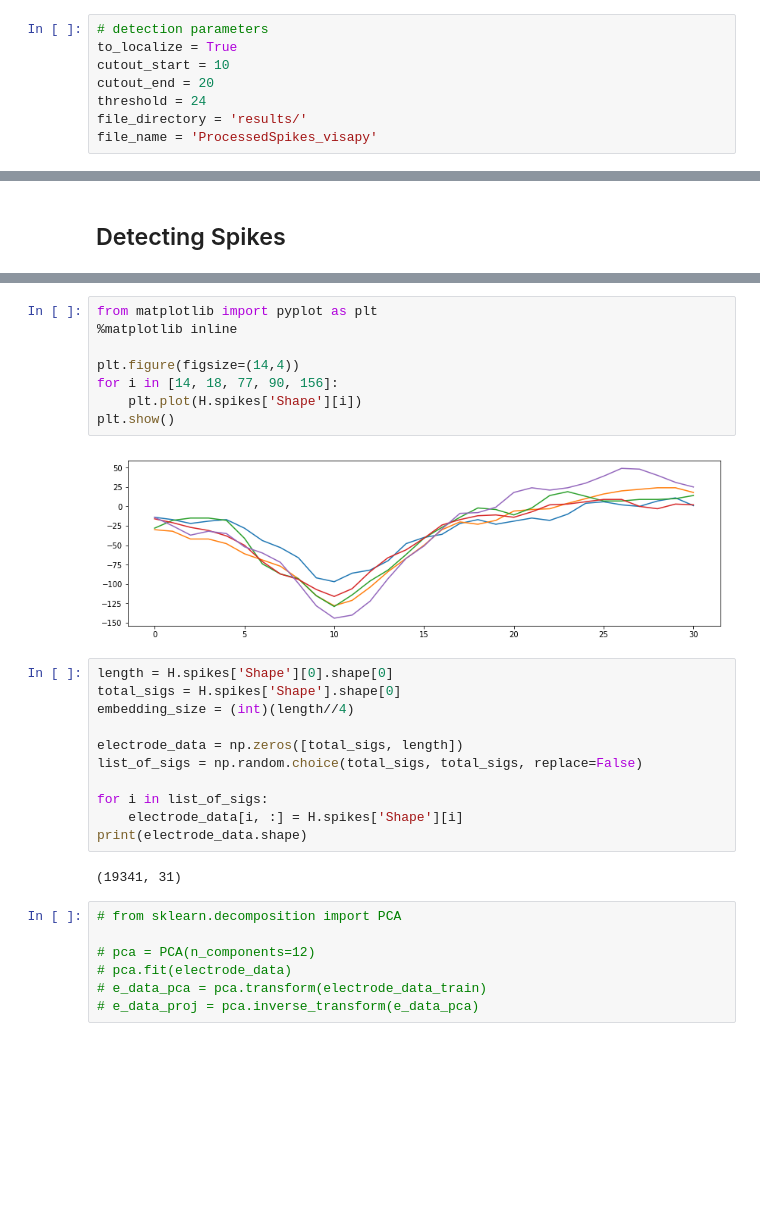
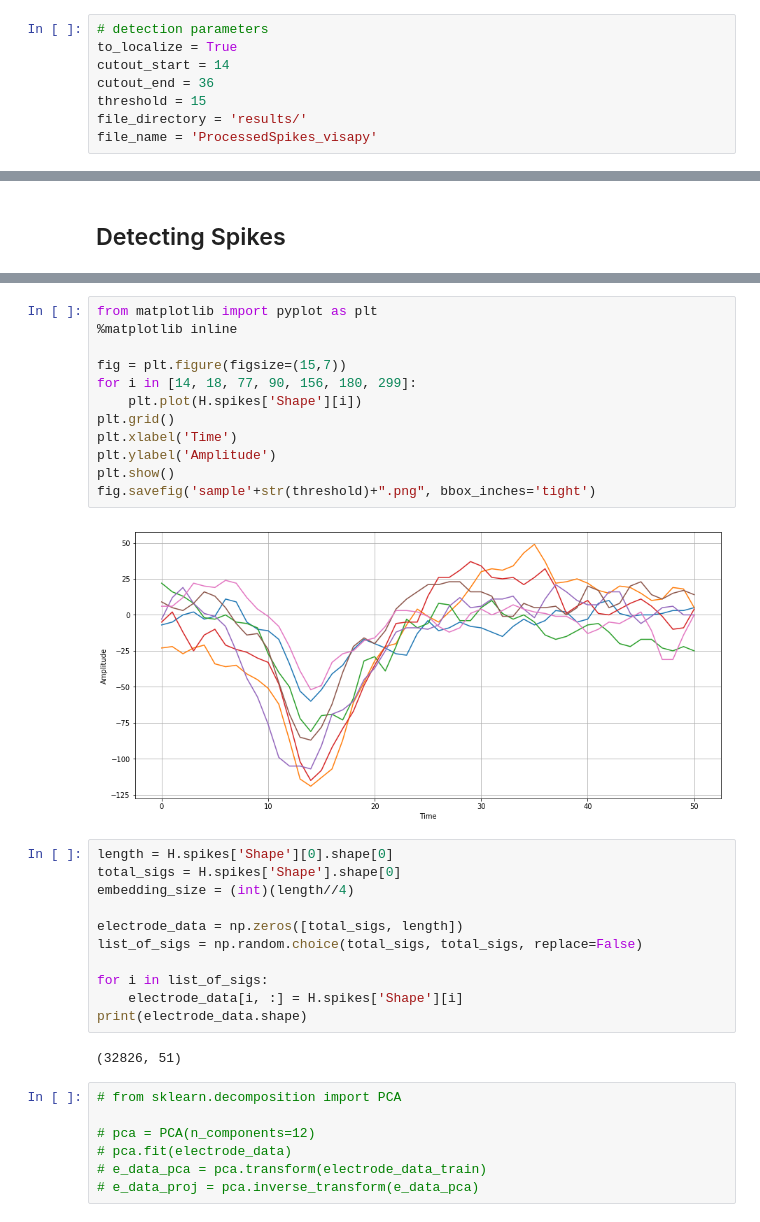
Before and after one commit to psambit9791/SpikeSort, a Jupyter notebook: VisaPy - Simple Autoencoders - New Arch Explored.ipynb, the cells around one changed output, grey strips where cells are left out. Drawn from its saved outputs; the diff is of its cells as text; blank space fills up the shorter version.

```diff
--- a/VisaPy - Simple Autoencoders - New Arch Explored.ipynb
+++ b/VisaPy - Simple Autoencoders - New Arch Explored.ipynb
@@ -19,9 +19,9 @@ data_path = 'visapy_data.npy'
 # %%
 # detection parameters
 to_localize = True
-cutout_start = 10
-cutout_end = 20
-threshold = 24
+cutout_start = 14
+cutout_end = 36
+threshold = 15
 file_directory = 'results/'
 file_name = 'ProcessedSpikes_visapy'
 # %%
@@ -92,13 +71,17 @@ Spike detected at frame:  1187
 # %%
 from matplotlib import pyplot as plt
 %matplotlib inline
 
-plt.figure(figsize=(14,4))
-for i in [14, 18, 77, 90, 156]:
+fig = plt.figure(figsize=(15,7))
+for i in [14, 18, 77, 90, 156, 180, 299]:
     plt.plot(H.spikes['Shape'][i])
+plt.grid()
+plt.xlabel('Time')
+plt.ylabel('Amplitude')
 plt.show()
+fig.savefig('sample'+str(threshold)+".png", bbox_inches='tight')
 # %% [output]
-[figure, old version]
+[figure, new version]
 # %%
 length = H.spikes['Shape'][0].shape[0]
 total_sigs = H.spikes['Shape'].shape[0]
@@ -111,7 +94,7 @@ for i in list_of_sigs:
     electrode_data[i, :] = H.spikes['Shape'][i]
 print(electrode_data.shape)
 # %% [output]
-(19341, 31)
+(32826, 51)
 # %%
 # from sklearn.decomposition import PCA
 
```
Also changed, not shown: parts of 6 cells of this notebook, 18 other files.
